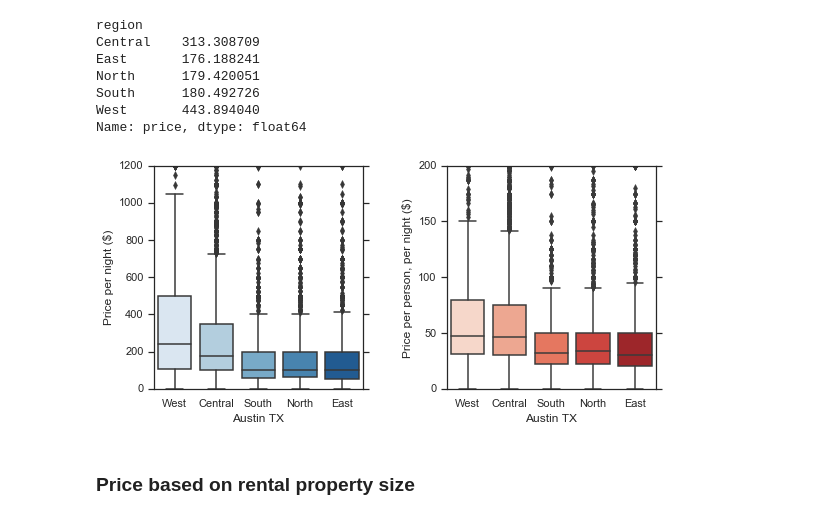
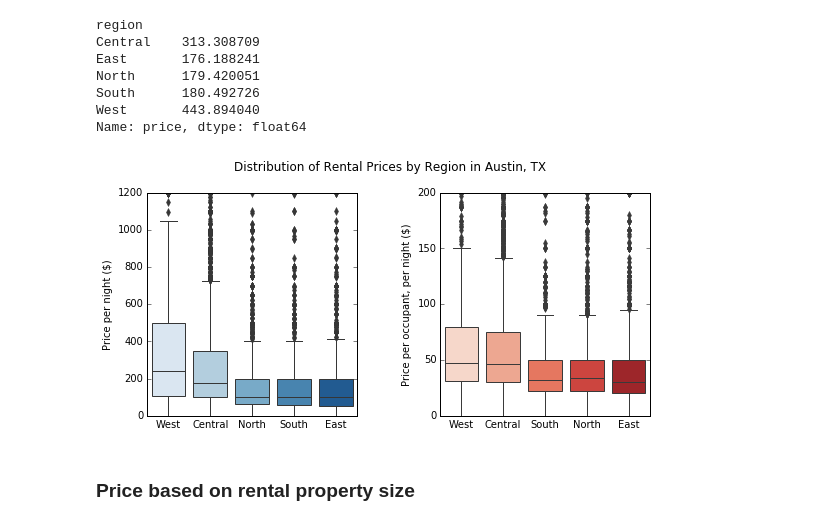
Before and after one commit to daniel-codes/airbnb-austin-tx, a Jupyter notebook: airbnb_austin_tx.ipynb, the cells around one changed output. Saved outputs shown, nothing was run; the diff lists cells and outputs as text; code cells hidden in the pictures.

```diff
--- a/airbnb_austin_tx.ipynb
+++ b/airbnb_austin_tx.ipynb
@@ -19,14 +18,18 @@ import pandas as pd
 import numpy as np
 import matplotlib.pyplot as plt
 import seaborn as sns
-#import vincent
-#import gdal
-
-# sklearn imports
-from sklearn.linear_model import LinearRegression
 from sklearn.model_selection import train_test_split
 from sklearn.metrics import r2_score, mean_squared_error
+from sklearn.preprocessing import MinMaxScaler
+from sklearn.neighbors import KNeighborsRegressor
+from sklearn.linear_model import LinearRegression
+from sklearn.svm import SVR
+from sklearn.ensemble import RandomForestRegressor
+from sklearn.tree import DecisionTreeRegressor
 
-sns.set(style="ticks")
+# Pandas warning messages
 pd.options.mode.chained_assignment = None  # default='warn'
+
+# Plot options
+sns.palplot(sns.color_palette('deep'))
 %matplotlib inline
@@ -357,26 +375,27 @@ Name: price, dtype: float64
 # %%
 fig, ax = plt.subplots(figsize=(9, 4), ncols=2)
 
 sns.boxplot(x="region", y="price",
-            order=["West", "Central", "South", "North", "East"],
+            order=["West", "Central", "North", "South", "East"],
             ax=ax[0], data=df, palette="Blues")
-ax[0].set_xlabel("Austin TX")
+ax[0].xaxis.label.set_visible(False)
 ax[0].set_ylabel("Price per night ($)")
 ax[0].set_ylim(0, 1200)
 ax[0].tick_params(axis='x', which='both', bottom=False, top=False)
 
 sns.boxplot(x="region", y="price_per_person",
             order=["West", "Central", "South", "North", "East"],
             ax=ax[1], data=df, palette="Reds")
-ax[1].set_xlabel("Austin TX")
-ax[1].set_ylabel("Price per person, per night ($)")
+ax[1].xaxis.label.set_visible(False)
+ax[1].set_ylabel("Price per occupant, per night ($)")
 ax[1].set_ylim(0, 200)
 ax[1].tick_params(axis='x', which='both', bottom=False, top=False)
 
+fig.suptitle("Distribution of Rental Prices by Region in Austin, TX", fontsize=12, y=1.01)
 fig.subplots_adjust(wspace=0.4)
-fig.savefig('test.png')
+fig.savefig('images/boxplot_price_region.png')
 # %% [output]
-[figure, old version]
+[figure, new version]
 # %% [markdown]
 ### Price based on rental property size
 # %% [markdown]
```
Also changed, not shown: parts of 45 cells of this notebook.
